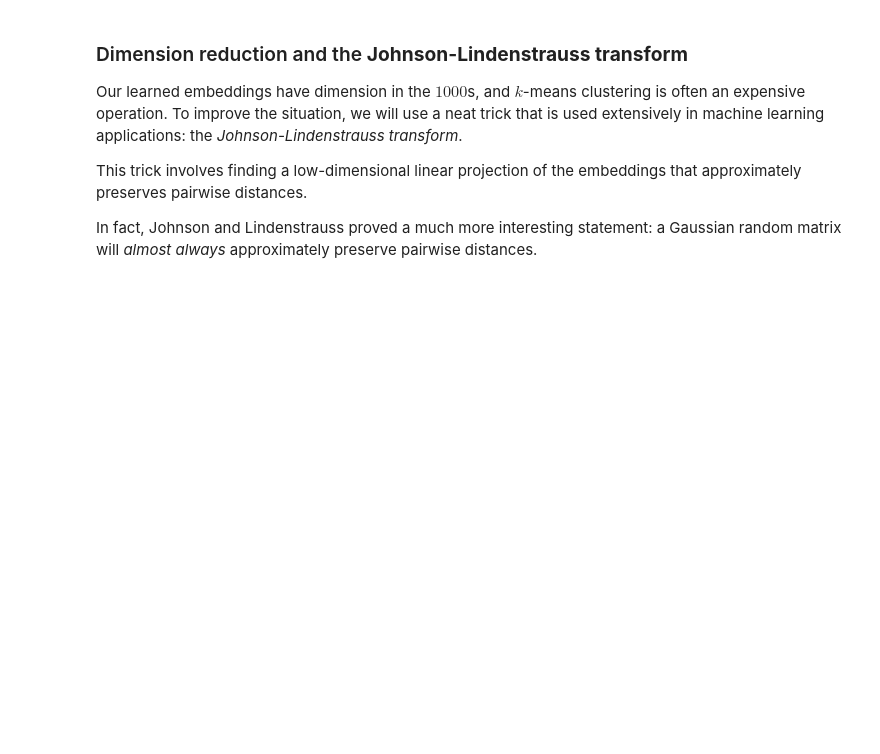
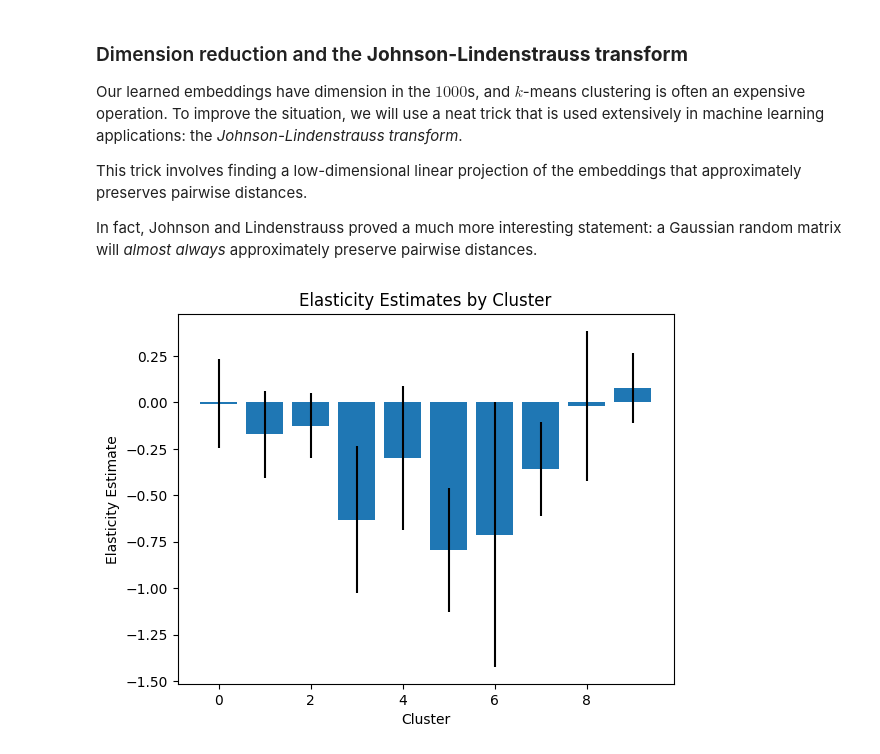
Before and after one commit to CausalAIBook/MetricsMLNotebooks, a Jupyter notebook: PM5/DoubleML_and_Feature_Engineering_with_BERT.ipynb, the cells around one changed output. Cells and saved outputs as stored; diff of their text form; code cells hidden in the pictures; blank space fills up the shorter version.

```diff
--- a/PM5/DoubleML_and_Feature_Engineering_with_BERT.ipynb
+++ b/PM5/DoubleML_and_Feature_Engineering_with_BERT.ipynb
@@ -476,13 +531,13 @@ get_r2(holdout['ln_q'], ln_q_hat_holdout)
 # %%
 # Compute residuals
-r_p = holdout["ln_p"] - ln_p_hat_holdout.reshape((-1,))
-r_q = holdout["ln_q"] - ln_q_hat_holdout.reshape((-1,))
+r_p = holdout["ln_p"].values - ln_p_hat_holdout
+r_q = holdout["ln_q"].values - ln_q_hat_holdout
 
 # Regress to obtain elasticity estimate
 beta = np.mean(r_p * r_q) / np.mean(r_p * r_p)
 
-# standard error on elastiticy estimate
-se = np.sqrt(np.mean((r_p * r_q)**2) / (np.mean(r_p * r_p)**2) / holdout["ln_p"].size)
+# standard error on elasticity estimate
+se = np.sqrt(np.mean((r_p * r_q)**2) / (np.mean(r_p * r_p)**2) / len(r_p))
 
 print('Elasticity of Demand with Respect to Price: {}'.format(beta))
 print('Standard Error: {}'.format(se))
@@ -490,5 +548,3 @@ print('Standard Error: {}'.format(se))
 # Heterogeneous Elasticities within Major Product Categories
 
 We now look at the major product categories that have many products, and we investigate whether the "within group" price elasticities vary.
-# %%
-holdout['category'] = holdout['amazon_category_and_sub_category'].str.split('>').apply(lambda x: x[0])
@@ -511,17 +593,18 @@ main_cats = sql.run("""
 
 dfs = []
 for cat in main_cats:
-    r_p = holdout[holdout['category'] == cat]["ln_p"] - ln_p_hat_holdout.reshape((-1,))[holdout['category'] == cat]
-    r_q = holdout[holdout['category'] == cat]["ln_q"] - ln_q_hat_holdout.reshape((-1,))[holdout['category'] == cat]
+    mask = holdout['category'].values == cat
+    r_p_c = r_p[mask]
+    r_q_c = r_q[mask]
     # Regress to obtain elasticity estimate
-    beta = np.mean(r_p * r_q) / np.mean(r_p * r_p)
+    beta = np.mean(r_p_c * r_q_c) / np.mean(r_p_c * r_p_c)
 
-    # standard error on elastiticy estimate
-    se = np.sqrt(np.mean((r_p * r_q)**2) / (np.mean(r_p * r_p)**2) / holdout["ln_p"].size)
+    # standard error on elasticity estimate
+    se = np.sqrt(np.mean((r_p_c * r_q_c)**2) / (np.mean(r_p_c * r_p_c)**2) / len(r_p))
 
     df = pd.DataFrame({'point': beta, 'se': se, 'lower': beta - 1.96 * se, 'upper': beta + 1.96 * se}, index=[0])
     df['category'] = cat
-    df['N'] = holdout[holdout['category'] == cat].shape[0]
+    df['N'] = mask.sum()
     dfs.append(df)
 
 df = pd.concat(dfs)
@@ -563,0 +641,6 @@ embeddings = embedding_model.predict([tensors_holdout['input_ids'],
+# %%
+# STEP 1: Compute embeddings from both fine-tuned BERT models
+emb1 = get_embeddings(price_model.bert, holdout_enc)
+emb2 = get_embeddings(quantity_model.bert, holdout_enc)
+embeddings = np.concatenate([emb1, emb2], axis=1)
+print(f"Combined embeddings shape: {embeddings.shape}")
@@ -604,5 +689,11 @@ for c in range(10):
 # %%
 # STEP 5 Plot
 from matplotlib import pyplot as plt
 
 plt.bar(range(10), betas, yerr=1.96 * ses)
+plt.xlabel("Cluster")
+plt.ylabel("Elasticity Estimate")
+plt.title("Elasticity Estimates by Cluster")
+plt.show()
+# %% [output]
+[figure, added]
```
Also changed, not shown: parts of 61 cells of this notebook.
